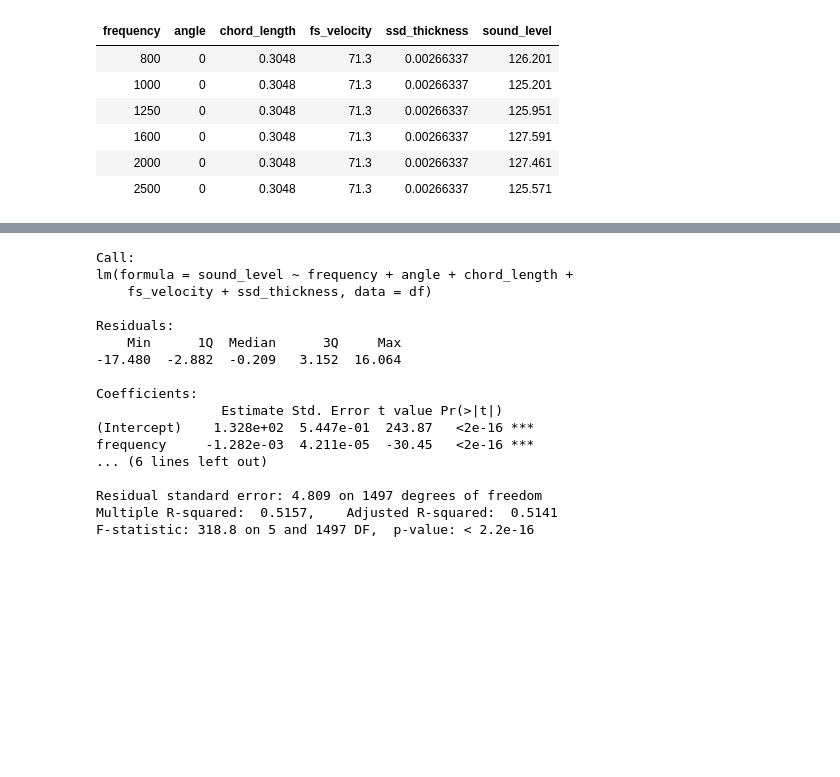
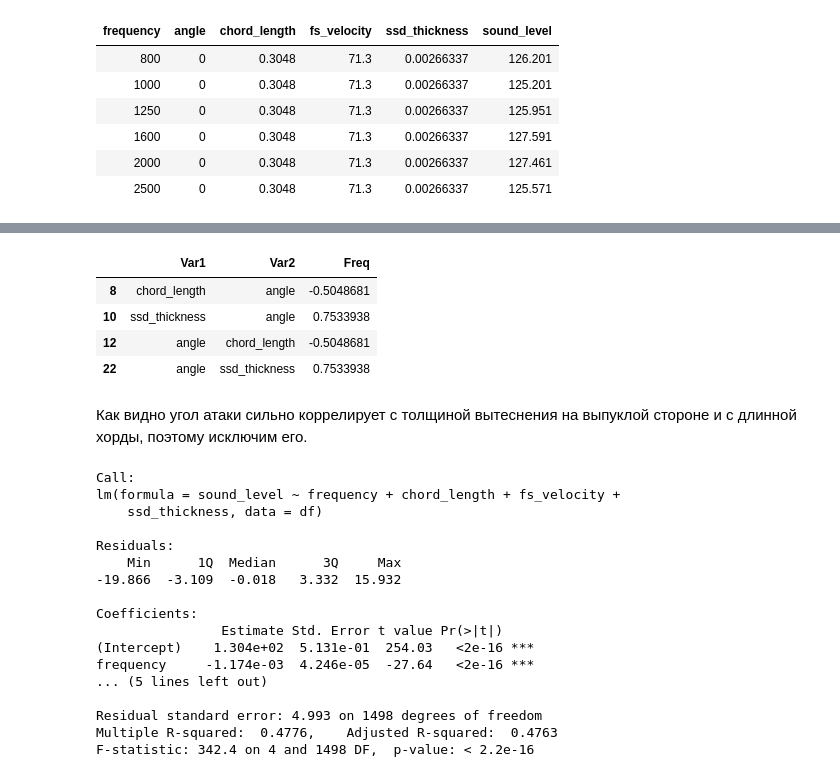
Before and after one commit to bakuteyev/R, a Jupyter notebook: pmpu-R-exam.ipynb, the cells around one changed output, grey strips where cells are left out. Saved outputs shown, nothing was run; the diff lists cells and outputs as text; code cells hidden in the pictures; blank space fills up the shorter version.

```diff
--- a/pmpu-R-exam.ipynb
+++ b/pmpu-R-exam.ipynb
@@ -19,0 +30,19 @@ head(df)
+# %%
+correlations <- as.data.frame(as.table(cor(df[,c('frequency',
+                                                'angle',
+                                                'chord_length',
+                                                'fs_velocity',
+                                                'ssd_thickness')])))
+# %%
+correlations <- correlations[correlations$Var1 != correlations$Var2,]
+correlations <- correlations[abs(correlations$Freq) > 0.5, ]
+# %%
+correlations
+# %% [output]
+|  | Var1 | Var2 | Freq |
+| 8 | chord_length | angle | -0.5048681 |
+| 10 | ssd_thickness | angle | 0.7533938 |
+| 12 | angle | chord_length | -0.5048681 |
+| 22 | angle | ssd_thickness | 0.7533938 |
+# %% [markdown]
+Как видно угол атаки сильно коррелирует с толщиной вытеснения на выпуклой стороне и с длинной хорды, поэтому исключим его.
@@ -22,20 +57,20 @@ fit <- lm(sound_level ~ frequency + angle + chord_length + fs_velocity + ssd_thi
 # %%
-summary(fit)
+summary(linear_model)
 # %% [output]
 Call:
-lm(formula = sound_level ~ frequency + angle + chord_length +
-    fs_velocity + ssd_thickness, data = df)
+lm(formula = sound_level ~ frequency + chord_length + fs_velocity +
+    ssd_thickness, data = df)
 
 Residuals:
     Min      1Q  Median      3Q     Max
--17.480  -2.882  -0.209   3.152  16.064
+-19.866  -3.109  -0.018   3.332  15.932
 
 Coefficients:
                 Estimate Std. Error t value Pr(>|t|)
-(Intercept)    1.328e+02  5.447e-01  243.87   <2e-16 ***
-frequency     -1.282e-03  4.211e-05  -30.45   <2e-16 ***
-... (6 lines left out)
+(Intercept)    1.304e+02  5.131e-01  254.03   <2e-16 ***
+frequency     -1.174e-03  4.246e-05  -27.64   <2e-16 ***
+... (5 lines left out)
 
-Residual standard error: 4.809 on 1497 degrees of freedom
-Multiple R-squared:  0.5157,    Adjusted R-squared:  0.5141
-F-statistic: 318.8 on 5 and 1497 DF,  p-value: < 2.2e-16
+Residual standard error: 4.993 on 1498 degrees of freedom
+Multiple R-squared:  0.4776,    Adjusted R-squared:  0.4763
+F-statistic: 342.4 on 4 and 1498 DF,  p-value: < 2.2e-16
```
Also changed, not shown: parts of 27 cells of this notebook.
